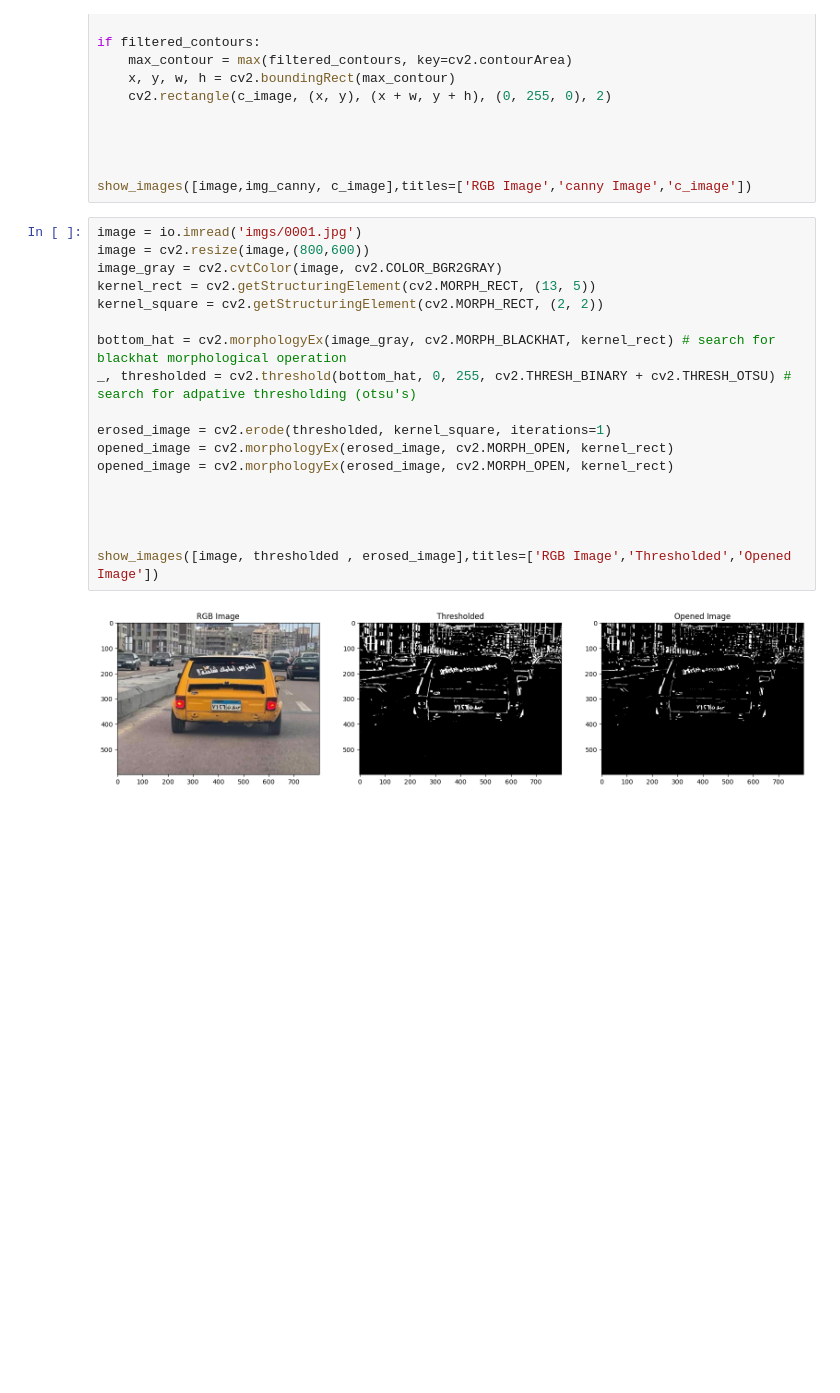
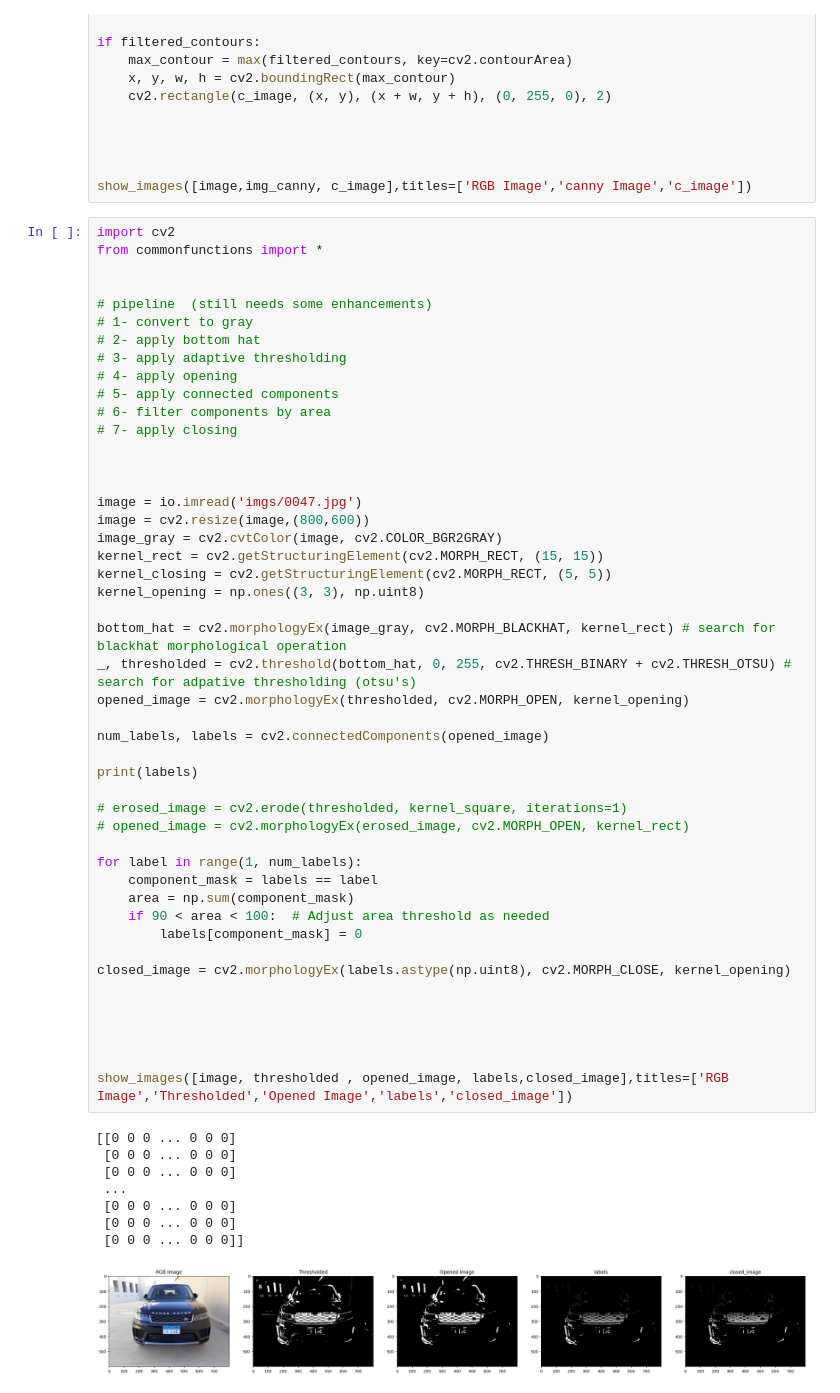
Before and after one commit to Hossam-N/Car_Licence_Plate_Detection, a Jupyter notebook: Car_Plate_Detection.ipynb, the cells around one changed output. Drawn from its saved outputs; the diff is of its cells as text; blank space fills up the shorter version.

```diff
--- a/Car_Plate_Detection.ipynb
+++ b/Car_Plate_Detection.ipynb
@@ -86,22 +86,58 @@ if filtered_contours:
 
 show_images([image,img_canny, c_image],titles=['RGB Image','canny Image','c_image'])
 # %%
-image = io.imread('imgs/0001.jpg')
+import cv2
+from commonfunctions import *
+
+
+# pipeline  (still needs some enhancements)
+# 1- convert to gray
+# 2- apply bottom hat
+# 3- apply adaptive thresholding
+# 4- apply opening
+# 5- apply connected components
+# 6- filter components by area
+# 7- apply closing
+
+
+
+image = io.imread('imgs/0047.jpg')
 image = cv2.resize(image,(800,600))
 image_gray = cv2.cvtColor(image, cv2.COLOR_BGR2GRAY)
-kernel_rect = cv2.getStructuringElement(cv2.MORPH_RECT, (13, 5))
-kernel_square = cv2.getStructuringElement(cv2.MORPH_RECT, (2, 2))
+kernel_rect = cv2.getStructuringElement(cv2.MORPH_RECT, (15, 15))
+kernel_closing = cv2.getStructuringElement(cv2.MORPH_RECT, (5, 5))
+kernel_opening = np.ones((3, 3), np.uint8)
 
 bottom_hat = cv2.morphologyEx(image_gray, cv2.MORPH_BLACKHAT, kernel_rect) # search for blackhat morphological operation
 _, thresholded = cv2.threshold(bottom_hat, 0, 255, cv2.THRESH_BINARY + cv2.THRESH_OTSU) # search for adpative thresholding (otsu's)
+opened_image = cv2.morphologyEx(thresholded, cv2.MORPH_OPEN, kernel_opening)
 
-erosed_image = cv2.erode(thresholded, kernel_square, iterations=1)
-opened_image = cv2.morphologyEx(erosed_image, cv2.MORPH_OPEN, kernel_rect)
-opened_image = cv2.morphologyEx(erosed_image, cv2.MORPH_OPEN, kernel_rect)
+num_labels, labels = cv2.connectedComponents(opened_image)
+
+print(labels)
+
+# erosed_image = cv2.erode(thresholded, kernel_square, iterations=1)
+# opened_image = cv2.morphologyEx(erosed_image, cv2.MORPH_OPEN, kernel_rect)
+
+for label in range(1, num_labels):
+    component_mask = labels == label
+    area = np.sum(component_mask)
+    if 90 < area < 100:  # Adjust area threshold as needed
+        labels[component_mask] = 0
+
+closed_image = cv2.morphologyEx(labels.astype(np.uint8), cv2.MORPH_CLOSE, kernel_opening)
 
 
 
 
-show_images([image, thresholded , erosed_image],titles=['RGB Image','Thresholded','Opened Image'])
+
+show_images([image, thresholded , opened_image, labels,closed_image],titles=['RGB Image','Thresholded','Opened Image','labels','closed_image'])
 # %% [output]
+[[0 0 0 ... 0 0 0]
+ [0 0 0 ... 0 0 0]
+ [0 0 0 ... 0 0 0]
+ ...
+ [0 0 0 ... 0 0 0]
+ [0 0 0 ... 0 0 0]
+ [0 0 0 ... 0 0 0]]
-[figure, old version]
+[figure, new version]
```
